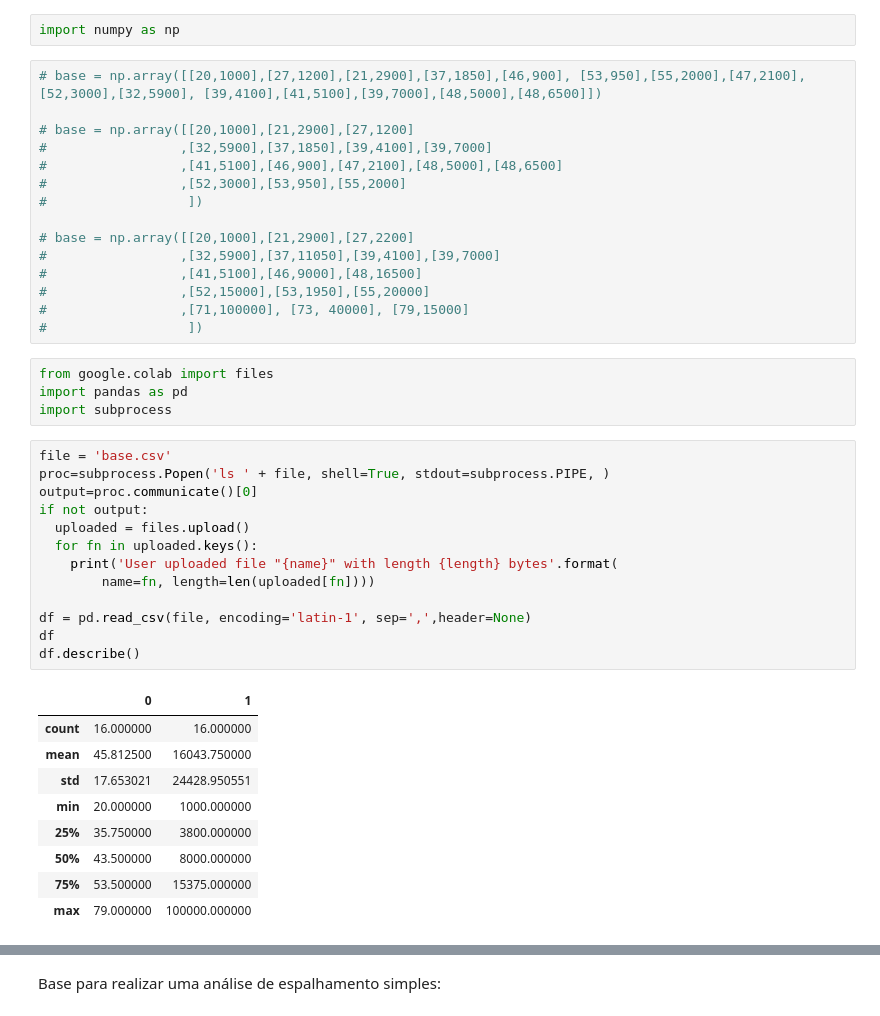
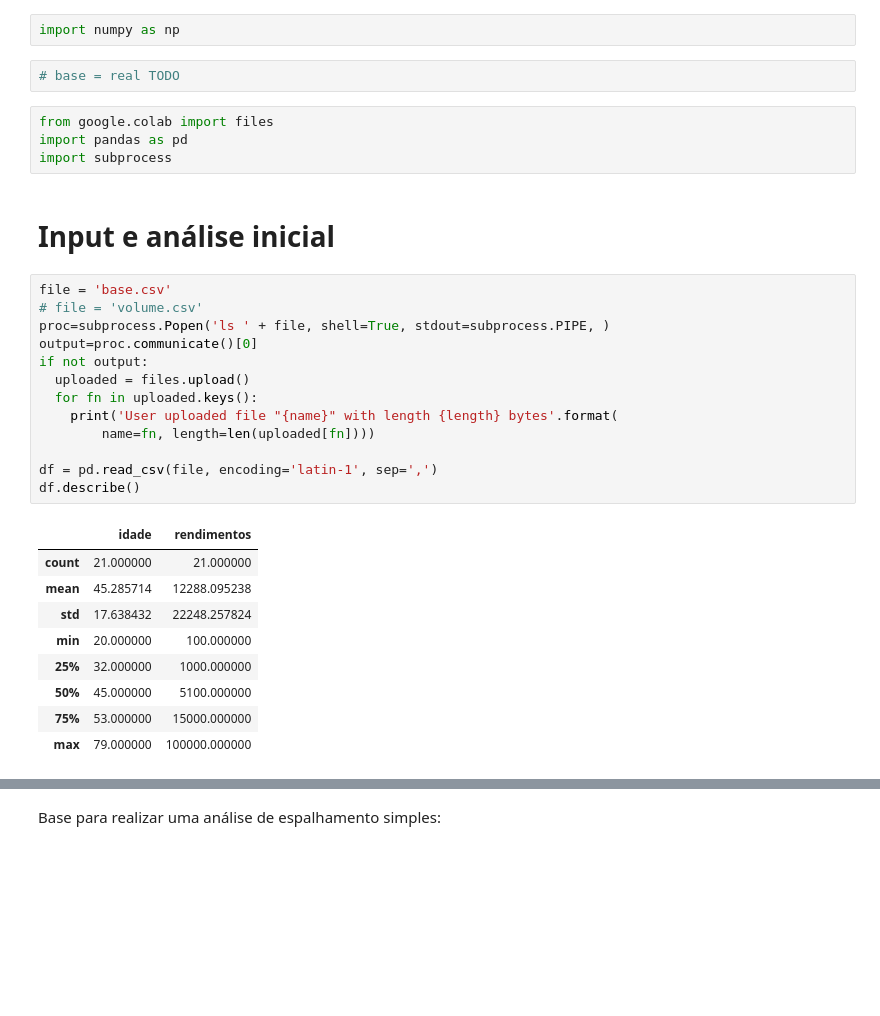
Before and after one commit to ComputerScienceMaster/Cursos, a Jupyter notebook: clustering/hierarchicalCluster.ipynb, the cells around one changed output, grey strips where cells are left out. Saved outputs shown, nothing was run; the diff lists cells and outputs as text; blank space fills up the shorter version.

```diff
--- a/clustering/hierarchicalCluster.ipynb
+++ b/clustering/hierarchicalCluster.ipynb
@@ -2,45 +2,34 @@
 <a href="https://colab.research.google.com/github/luizleroy/treinamentos/blob/develop/clustering/hierarchicalCluster.ipynb" target="_parent"><img src="https://colab.research.google.com/assets/colab-badge.svg" alt="Open In Colab"/></a>
 # %%
 import numpy as np
-# %%
-# base = np.array([[20,1000],[27,1200],[21,2900],[37,1850],[46,900], [53,950],[55,2000],[47,2100],[52,3000],[32,5900], [39,4100],[41,5100],[39,7000],[48,5000],[48,6500]])
-
-# base = np.array([[20,1000],[21,2900],[27,1200]
-#                 ,[32,5900],[37,1850],[39,4100],[39,7000]
-#                 ,[41,5100],[46,900],[47,2100],[48,5000],[48,6500]
-#                 ,[52,3000],[53,950],[55,2000]
-#                  ])
-
-# base = np.array([[20,1000],[21,2900],[27,2200]
-#                 ,[32,5900],[37,11050],[39,4100],[39,7000]
-#                 ,[41,5100],[46,9000],[48,16500]
-#                 ,[52,15000],[53,1950],[55,20000]
-#                 ,[71,100000], [73, 40000], [79,15000]
-#                  ])
+# %%
+# base = real TODO
 # %%
 from google.colab import files
 import pandas as pd
 import subprocess
+# %% [markdown]
+# Input e análise inicial
 # %%
 file = 'base.csv'
+# file = 'volume.csv'
 proc=subprocess.Popen('ls ' + file, shell=True, stdout=subprocess.PIPE, )
 output=proc.communicate()[0]
 if not output:
   uploaded = files.upload()
   for fn in uploaded.keys():
     print('User uploaded file "{name}" with length {length} bytes'.format(
         name=fn, length=len(uploaded[fn])))
 
-df = pd.read_csv(file, encoding='latin-1', sep=',',header=None)
-df
+df = pd.read_csv(file, encoding='latin-1', sep=',')
 df.describe()
 # %% [output]
-|  | 0 | 1 |
-| count | 16.000000 | 16.000000 |
-| mean | 45.812500 | 16043.750000 |
-| std | 17.653021 | 24428.950551 |
-| min | 20.000000 | 1000.000000 |
-| 25% | 35.750000 | 3800.000000 |
-| 50% | 43.500000 | 8000.000000 |
-| 75% | 53.500000 | 15375.000000 |
+|  | idade | rendimentos |
+| count | 21.000000 | 21.000000 |
+| mean | 45.285714 | 12288.095238 |
+| std | 17.638432 | 22248.257824 |
+| min | 20.000000 | 100.000000 |
+| 25% | 32.000000 | 1000.000000 |
+| 50% | 45.000000 | 5100.000000 |
+| 75% | 53.000000 | 15000.000000 |
 | max | 79.000000 | 100000.000000 |
```
Also changed, not shown: parts of 20 cells of this notebook.
